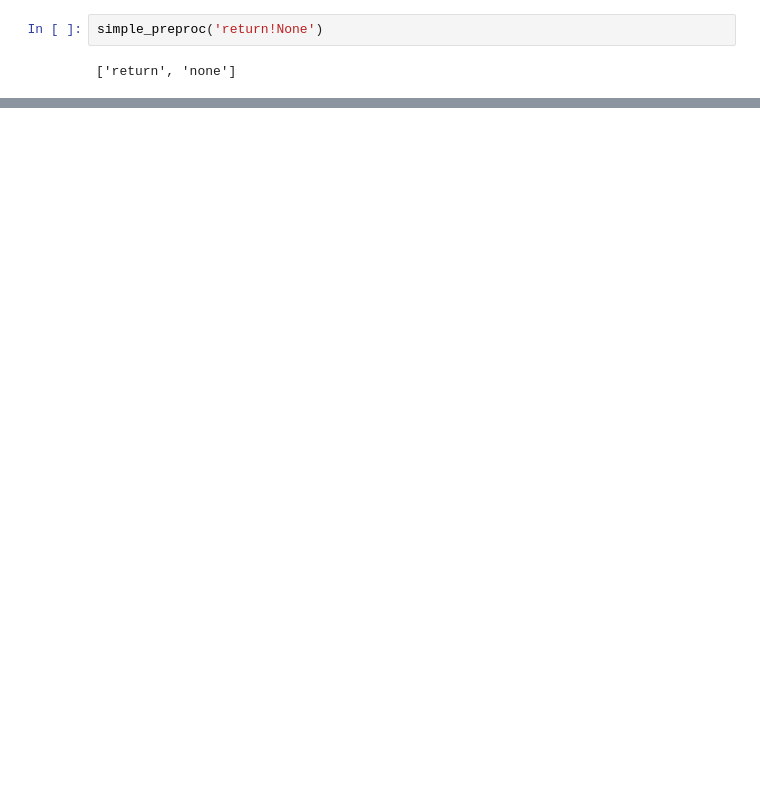
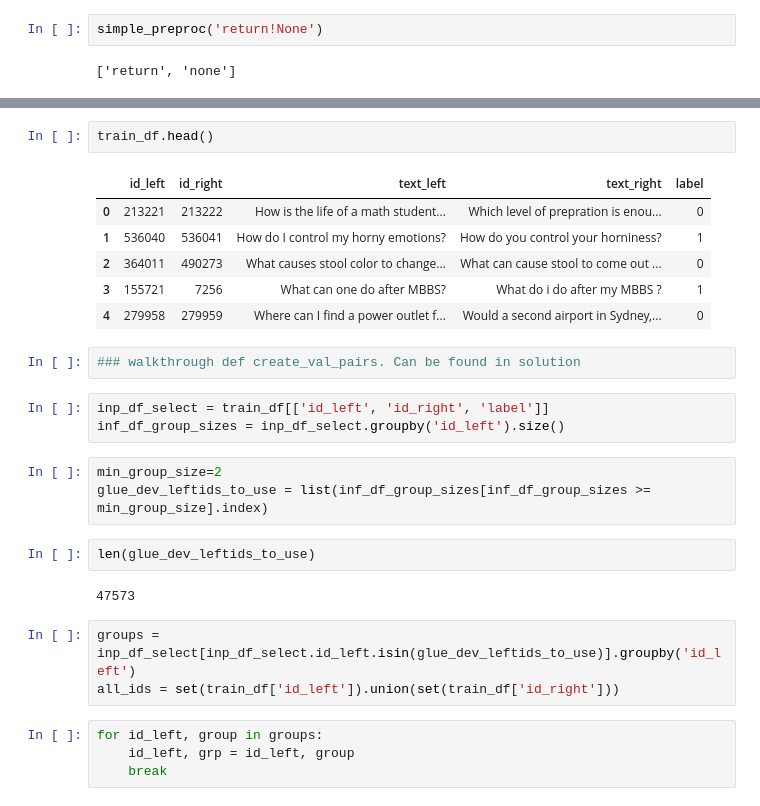
Before and after one commit to Gwynny/learning-to-rank, a Jupyter notebook: lesson5_KNRM/hw_knrm.ipynb, the cells around one changed output, grey strips where cells are left out. Drawn from its saved outputs; the diff is of its cells as text; blank space fills up the shorter version.

Commit message:
add notebook for walkthrough

```diff
--- a/lesson5_KNRM/hw_knrm.ipynb
+++ b/lesson5_KNRM/hw_knrm.ipynb
@@ -472,0 +506,28 @@ list(itertools.chain.from_iterable(one_list_of_tokens[:10]))
+# %%
+train_df.head()
+# %% [output]
+|  | id_left | id_right | text_left | text_right | label |
+| 0 | 213221 | 213222 | How is the life of a math student... | Which level of prepration is enou... | 0 |
+| 1 | 536040 | 536041 | How do I control my horny emotions? | How do you control your horniness? | 1 |
+| 2 | 364011 | 490273 | What causes stool color to change... | What can cause stool to come out ... | 0 |
+| 3 | 155721 | 7256 | What can one do after MBBS? | What do i do after my MBBS ? | 1 |
+| 4 | 279958 | 279959 | Where can I find a power outlet f... | Would a second airport in Sydney,... | 0 |
+# %%
+### walkthrough def create_val_pairs. Can be found in solution
+# %%
+inp_df_select = train_df[['id_left', 'id_right', 'label']]
+inf_df_group_sizes = inp_df_select.groupby('id_left').size()
+# %%
+min_group_size=2
+glue_dev_leftids_to_use = list(inf_df_group_sizes[inf_df_group_sizes >= min_group_size].index)
+# %%
+len(glue_dev_leftids_to_use)
+# %% [output]
+47573
+# %%
+groups = inp_df_select[inp_df_select.id_left.isin(glue_dev_leftids_to_use)].groupby('id_left')
+all_ids = set(train_df['id_left']).union(set(train_df['id_right']))
+# %%
+for id_left, group in groups:
+    id_left, grp = id_left, group
+    break
```
Also changed, not shown: parts of 90 cells of this notebook, 2 other files.
